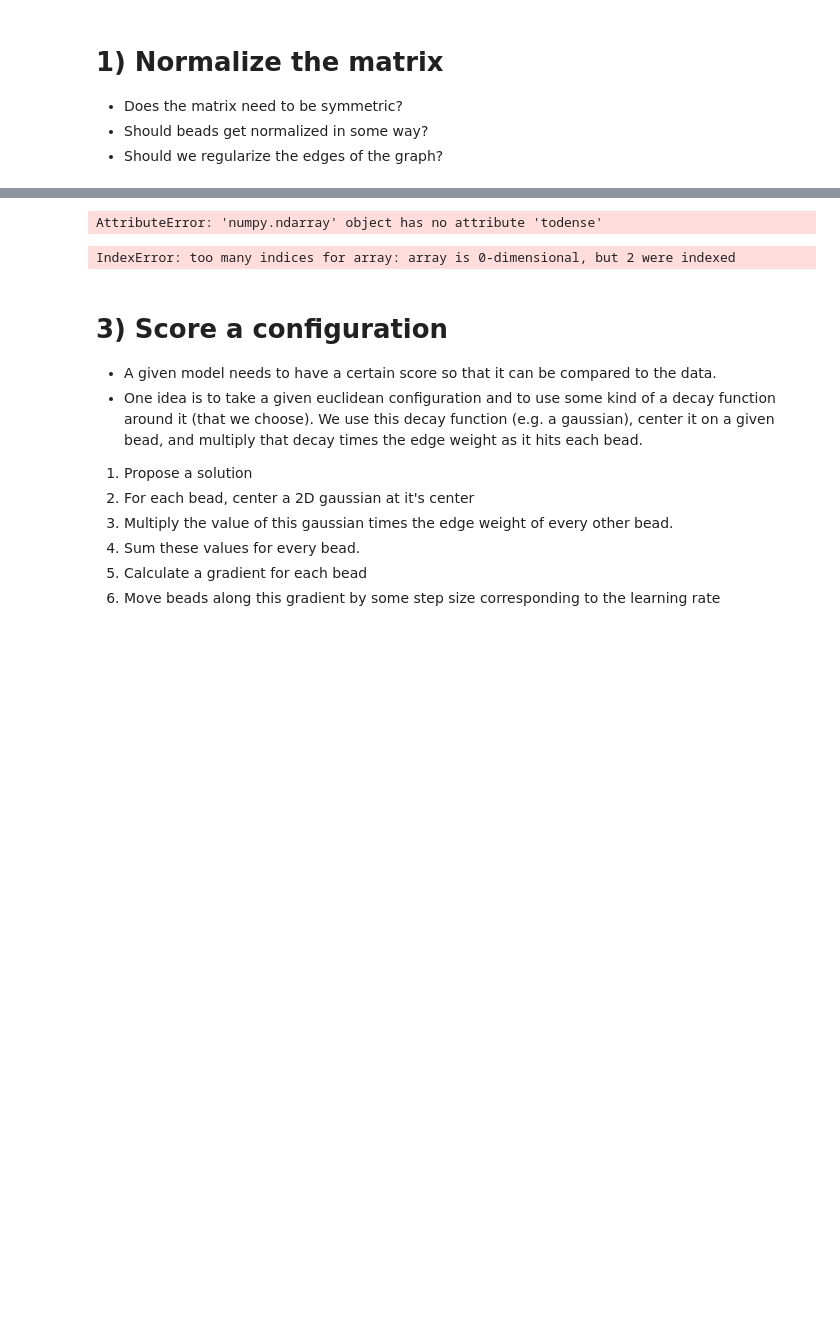
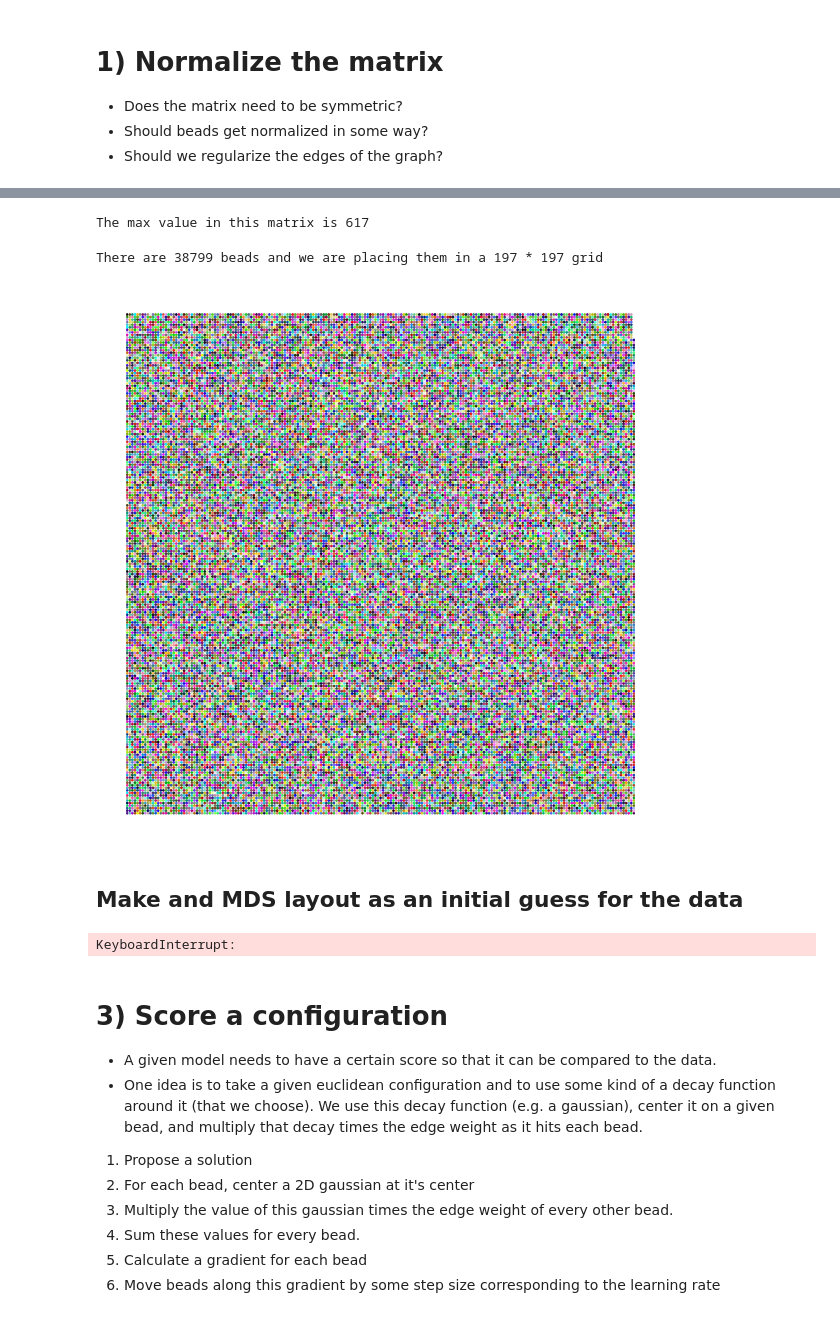
Before and after one commit to matsengrp/sci-space-v2, a Jupyter notebook: notebooks/score_configurations.ipynb, the cells around one changed output, grey strips where cells are left out. Saved outputs shown, nothing was run; the diff lists cells and outputs as text; code cells hidden in the pictures; blank space fills up the shorter version.

```diff
--- a/notebooks/score_configurations.ipynb
+++ b/notebooks/score_configurations.ipynb
@@ -34,17 +38,3 @@ def get_git_root(path):
         git_repo = git.Repo(path, search_parent_directories=True)
         git_root = git_repo.git.rev_parse("--show-toplevel")
         return git_root
-# %%
-data_url = 'https://www.dropbox.com/scl/fi/5f7doq64nt4obc7vzz4vk/count.matrix.filtered.MM.npz?rlkey=k0282gjc3i0gvmrkd5e129lx6&dl=1'
-path_to_data = get_git_root('.') + '/data/count.matrix.filtered.MM.npz'
-download_file(data_url, path_to_data)
-
-count_matrix_csr = np.load(path_to_data, allow_pickle=True)['arr_0']
-
-sys.getsizeof(count_matrix_csr.todense())
-# %% [output]
-AttributeError: 'numpy.ndarray' object has no attribute 'todense'
-# %%
-count_matrix_csr[:10, :10]
-# %% [output]
-IndexError: too many indices for array: array is 0-dimensional, but 2 were indexed
@@ -50,0 +48,11 @@ IndexError: too many indices for array: array is 0-dimensional, but 2 were index
+# %%
+filtered_data_matrix = sp.sparse.load_npz(get_git_root(".") + "/data/filtered_matrix.npz")
+
+print(f'The max value in this matrix is {filtered_data_matrix.max()}')
+# Compress the matrix to int16 to save space
+# 32768 is the maximum value that can be stored in int16
+# The max value in this matrix is
+
+filtered_data_matrix = filtered_data_matrix.astype(np.int16)
+# %% [output]
+The max value in this matrix is 617
@@ -51,3 +113,23 @@ IndexError: too many indices for array: array is 0-dimensional, but 2 were index
+# %%
+
+random_positions = make_random_configuration(filtered_data_matrix)
+plot_points(random_positions)
+# %% [output]
+There are 38799 beads and we are placing them in a 197 * 197 grid
+[figure, added]
+# %% [markdown]
+## Make and MDS layout as an initial guess for the data
+# %%
+from sklearn import manifold
+
+# A dense matrix of 50K * 50K * 16 bits ~ 5GB
+data_dense = filtered_data_matrix.todense()
+data_dense = np.asarray(data_dense)
+embedding = manifold.MDS(n_components=2, normalized_stress='auto')
+beads_transformed = embedding.fit_transform(data_dense)
+beads_transformed.shape
+# %% [output]
+KeyboardInterrupt:
 # %% [markdown]
 # 3) Score a configuration
 * A given model needs to have a certain score so that it can be compared to the data.
```
Also changed, not shown: parts of 5 cells of this notebook, 1 other file.
